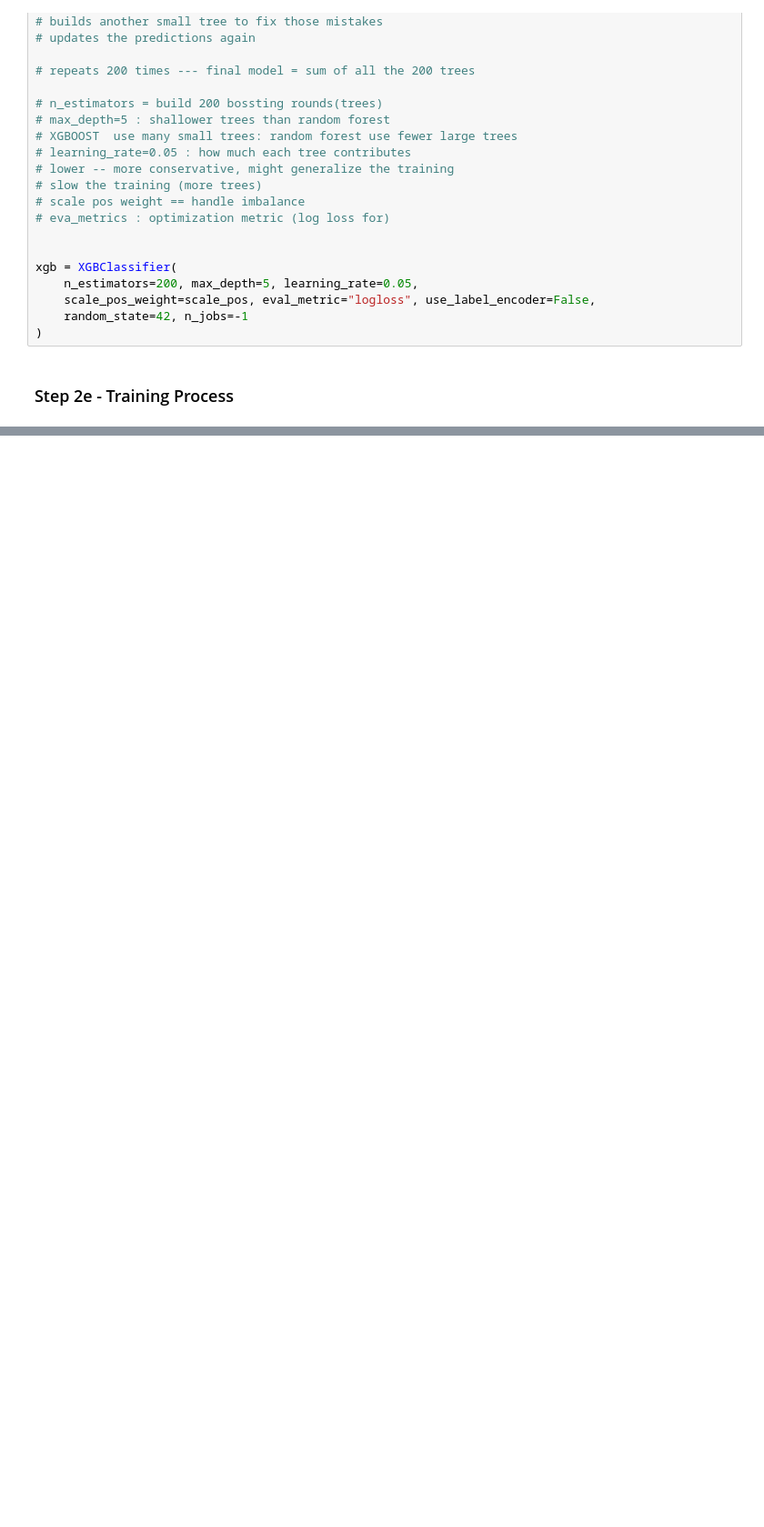
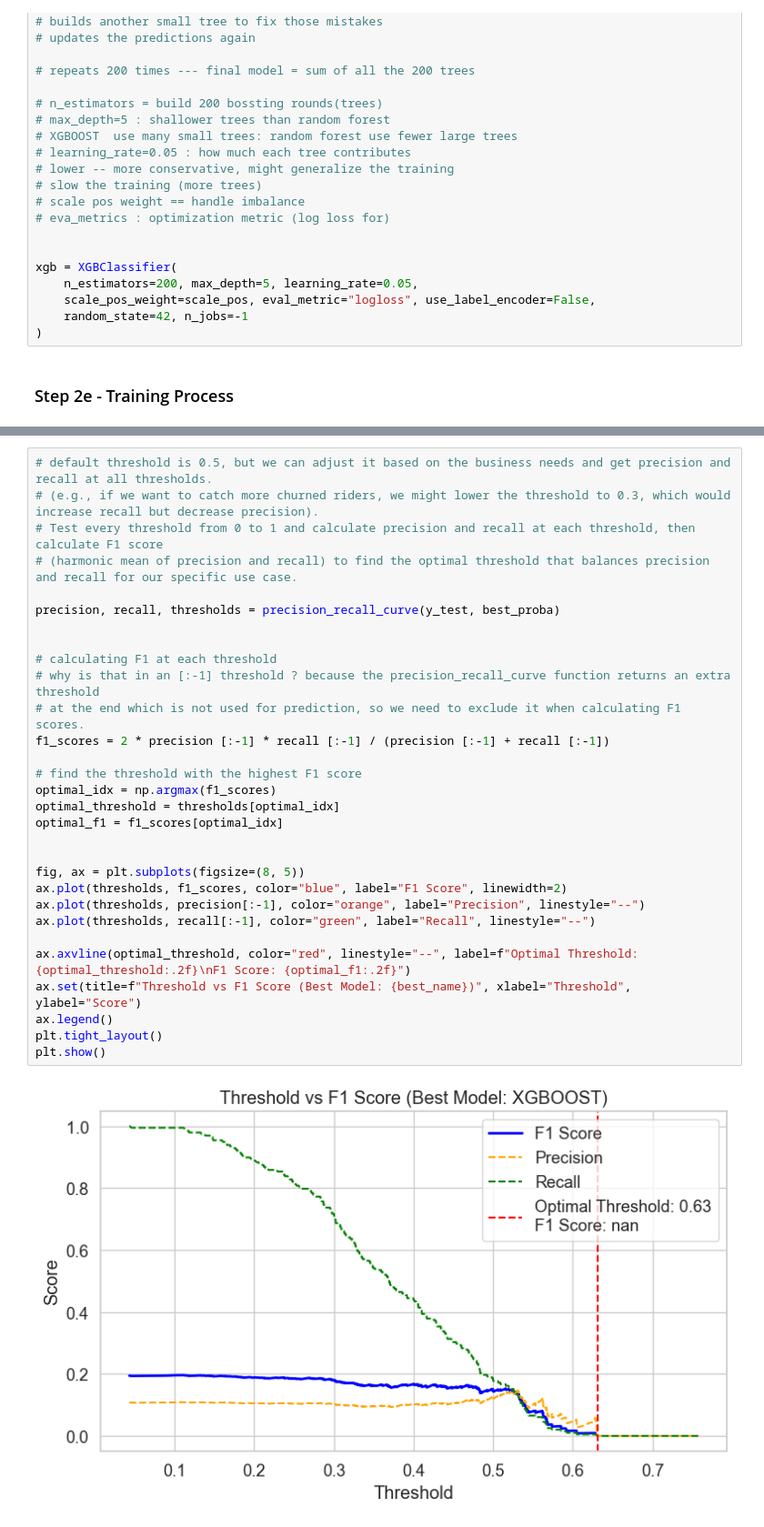
Before and after one commit to Alpha-rammy/Ridewise_London, a Jupyter notebook: notebooks/04_churn_prediction.ipynb, the cells around one changed output, grey strips where cells are left out. Shown at 91% size. Saved outputs shown, nothing was run; the diff lists cells and outputs as text; blank space fills up the shorter version.

```diff
--- a/notebooks/04_churn_prediction.ipynb
+++ b/notebooks/04_churn_prediction.ipynb
@@ -199,0 +337,32 @@ for name, model in MODELS.items():
+# %%
+# default threshold is 0.5, but we can adjust it based on the business needs and get precision and recall at all thresholds.
+# (e.g., if we want to catch more churned riders, we might lower the threshold to 0.3, which would increase recall but decrease precision).
+# Test every threshold from 0 to 1 and calculate precision and recall at each threshold, then calculate F1 score
+# (harmonic mean of precision and recall) to find the optimal threshold that balances precision and recall for our specific use case.
+
+precision, recall, thresholds = precision_recall_curve(y_test, best_proba)
+
+
+# calculating F1 at each threshold
+# why is that in an [:-1] threshold ? because the precision_recall_curve function returns an extra threshold
+# at the end which is not used for prediction, so we need to exclude it when calculating F1 scores.
+f1_scores = 2 * precision [:-1] * recall [:-1] / (precision [:-1] + recall [:-1])
+
+# find the threshold with the highest F1 score
+optimal_idx = np.argmax(f1_scores)
+optimal_threshold = thresholds[optimal_idx]
+optimal_f1 = f1_scores[optimal_idx]
+
+
+fig, ax = plt.subplots(figsize=(8, 5))
+ax.plot(thresholds, f1_scores, color="blue", label="F1 Score", linewidth=2)
+ax.plot(thresholds, precision[:-1], color="orange", label="Precision", linestyle="--")
+ax.plot(thresholds, recall[:-1], color="green", label="Recall", linestyle="--")
+
+ax.axvline(optimal_threshold, color="red", linestyle="--", label=f"Optimal Threshold: {optimal_threshold:.2f}\nF1 Score: {optimal_f1:.2f}")
+ax.set(title=f"Threshold vs F1 Score (Best Model: {best_name})", xlabel="Threshold", ylabel="Score")
+ax.legend()
+plt.tight_layout()
+plt.show()
+# %% [output]
+[figure, added]
```
Also changed, not shown: parts of 24 cells of this notebook.
